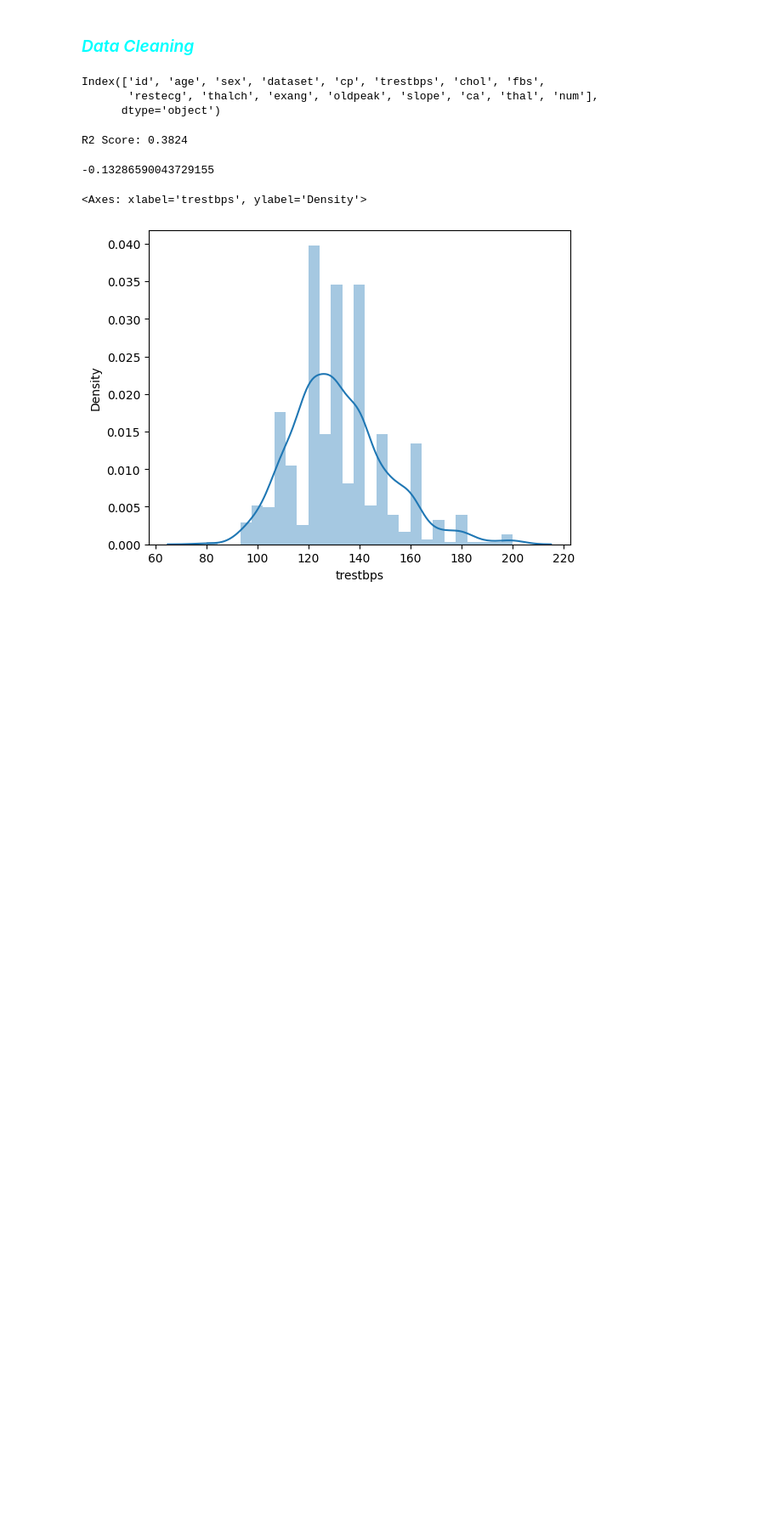
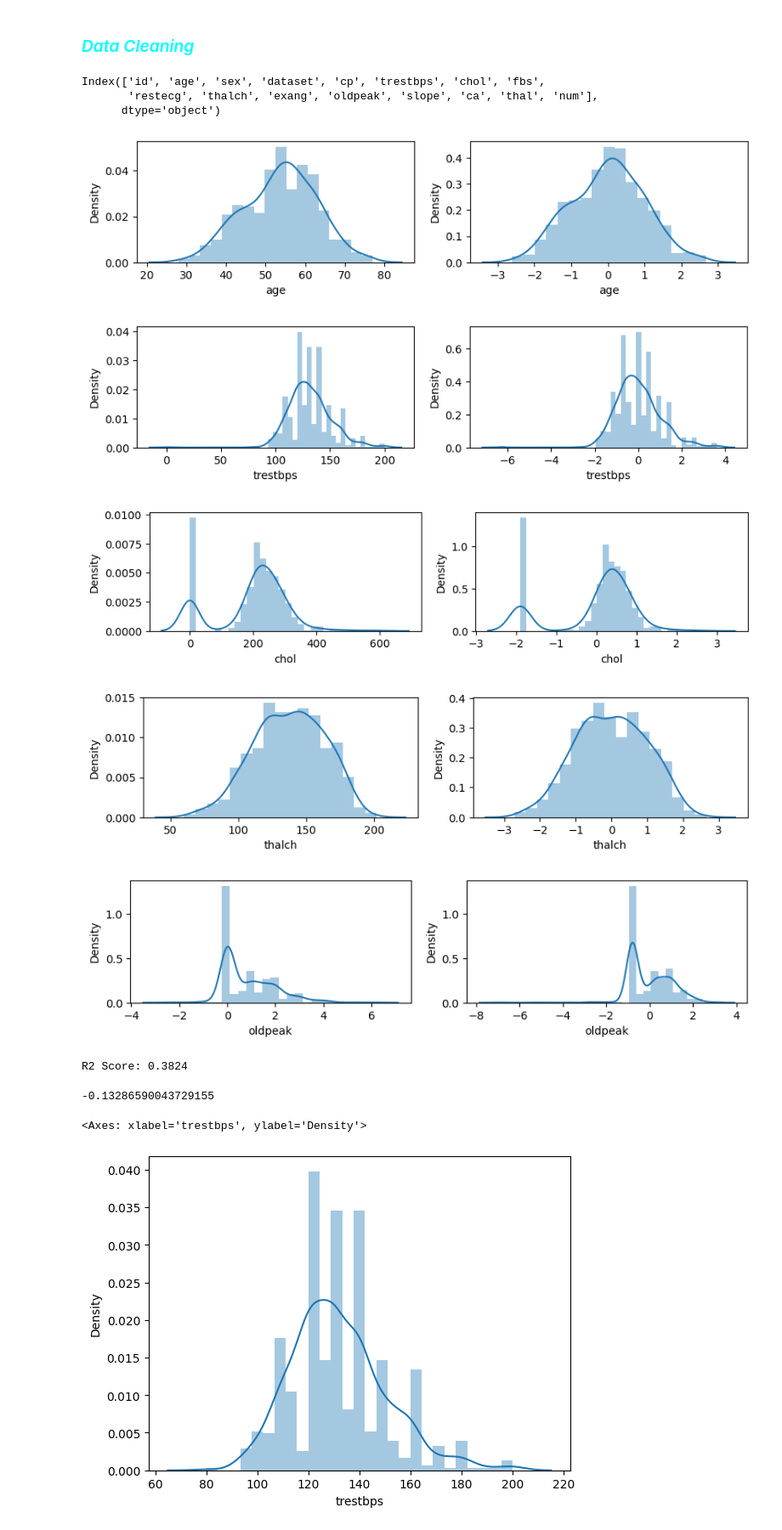
Before and after one commit to SumanGouda/Scikit-Learn-, a Jupyter notebook: PROJECT/HEART DISEASE/heart_disease_predictor.ipynb, the cells around one changed output. Shown at 85% size. Drawn from its saved outputs; the diff is of its cells as text; code cells hidden in the pictures; blank space fills up the shorter version.

```diff
--- a/PROJECT/HEART DISEASE/heart_disease_predictor.ipynb
+++ b/PROJECT/HEART DISEASE/heart_disease_predictor.ipynb
@@ -33,13 +33,6 @@ categorical_cols_mcar = ['restecg', 'exang']
 numerical_cols = ['age', 'trestbps', 'chol', 'thalch', 'oldpeak']
 numerical_cols_mcar = ['trestbps', 'chol', 'thalch', 'oldpeak']
 not_zero_cols = ['chol', 'trestbps']
-# %%
-import plotly.graph_objects as go
-
-fig = go.Figure()
-fig.add_trace(go.Scatter(x=df['chol'], y=df['num'], mode='markers'))
-fig.update_layout(title='Scatter Plot of age vs num', xaxis_title='age', yaxis_title='num')
-fig.show()
 # %%
 X = df[categorical_cols + numerical_cols]
 y = df['num']
@@ -91,6 +84,30 @@ class RandomCategoryImputer(TransformerMixin, BaseEstimator):
 # %%
 X_train, X_test, y_train, y_test = train_test_split(X, y, test_size=0.2, random_state=42)
 X_train = X_train.loc[:, categorical_cols + numerical_cols]
+# %%
+import seaborn as sns
+
+from sklearn.preprocessing import PowerTransformer
+transformer = PowerTransformer(method='yeo-johnson')
+
+X_train_pt = transformer.fit_transform(X_train[numerical_cols])
+X_train_lg = LogTransformer().fit_transform(X_train[numerical_cols])
+
+lambda_df = pd.DataFrame({'cols': numerical_cols, 'box_cox_lambdas': transformer.lambdas_})
+X_train_pt_df = pd.DataFrame(X_train_pt, columns=numerical_cols)
+
+
+for cols in numerical_cols:
+    fig, axs = plt.subplots(1, 2, figsize=(10, 2))
+    sns.distplot(X_train[cols], ax=axs[0])
+    sns.distplot(X_train_pt_df[cols], ax=axs[1])
+    plt.show()
+# %% [output]
+[figure, added]
+[figure, added]
+[figure, added]
+[figure, added]
+[figure, added]
 # %%
 # Cleaning Categorical Data
 trf1 = RandomCategoryImputer(
```
Also changed, not shown: parts of 1 cell of this notebook, 2 other files.
